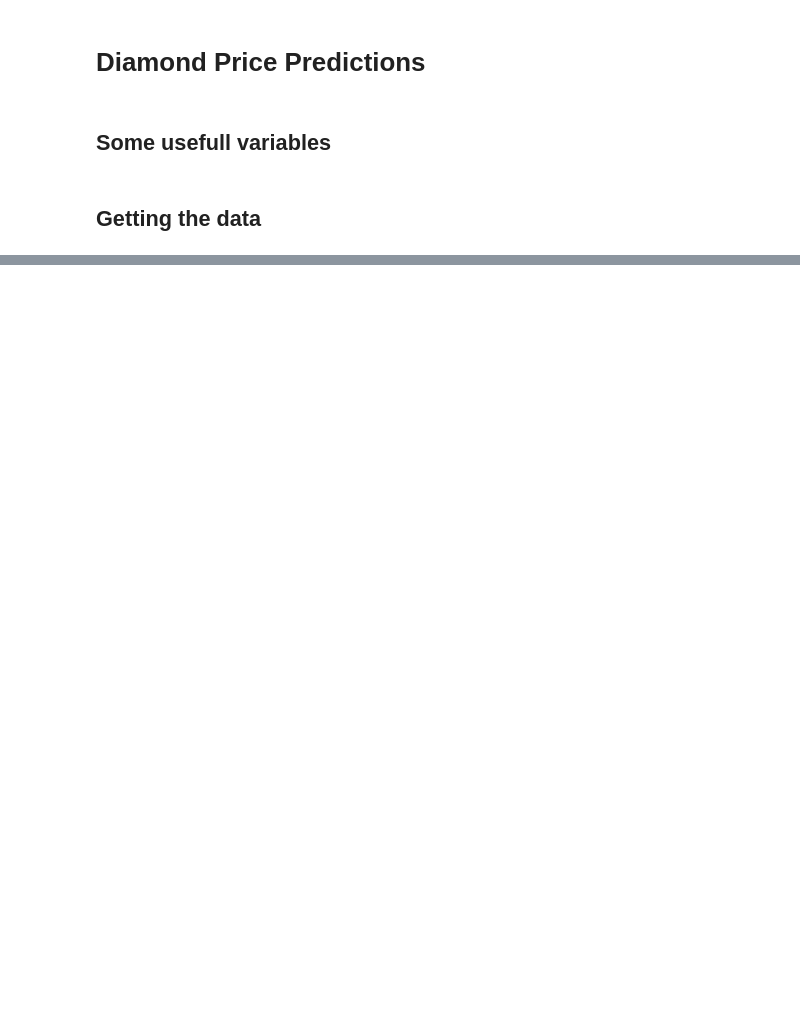
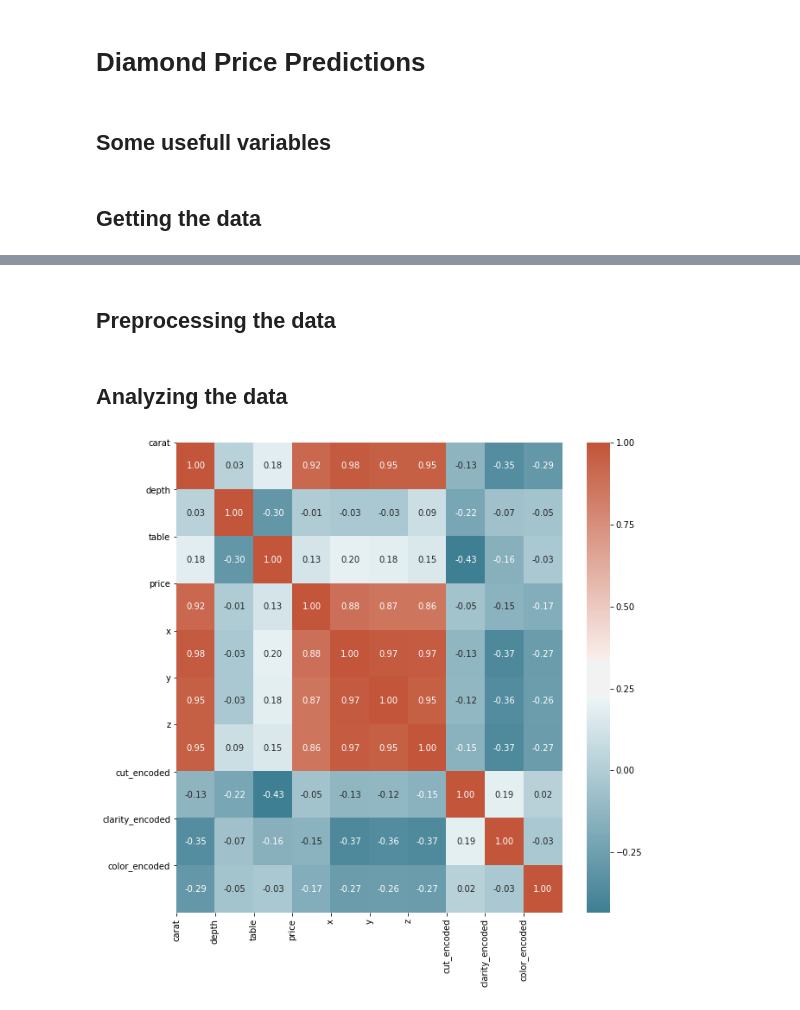
Before and after one commit to Choqs/Diamond-Price-Predictions, a Jupyter notebook: src/diamond-price-predictions.ipynb, the cells around one changed output, grey strips where cells are left out. Cells and saved outputs as stored; diff of their text form; code cells hidden in the pictures; blank space fills up the shorter version.

```diff
--- a/src/diamond-price-predictions.ipynb
+++ b/src/diamond-price-predictions.ipynb
@@ -42,2 +46,25 @@ display(df.head())
 
 **Price:** Price in US dollars.
+# %% [markdown]
+## Preprocessing the data
+# %%
+cut_encoder = {'Fair': 0, 'Good': 0.25, 'Very Good': 0.5, 'Premium': 0.75, 'Ideal': 1}
+clarity_encoder = {'I1': 0, 'SI2': 0.143, 'SI1': 0.286, 'VS2': 0.429, 'VS1': 0.571, 'VVS2': 0.714, 'VVS1': 0.857, 'IF': 1}
+color_encoder = {'J': 0, 'I': 0.167, 'H': 0.333, 'G': 0.5, 'F': 0.667, 'E': 0.833, 'D': 1}
+df['cut_encoded'] = df.cut.apply(lambda cut: cut_encoder[cut])
+df['clarity_encoded'] = df.clarity.apply(lambda clarity: clarity_encoder[clarity])
+df['color_encoded'] = df.color.apply(lambda color: color_encoder[color])
+# %% [markdown]
+## Analyzing the data
+# %%
+def heatMap(df):
+    corr = df.corr()
+    plt.subplots(figsize=(10, 10))
+    colormap = sns.diverging_palette(220, 20, sep=20, as_cmap=True)
+    sns.heatmap(corr, cmap=colormap, annot=True, fmt=".2f")
+    plt.xticks(range(len(corr.columns)), corr.columns);
+    plt.yticks(range(len(corr.columns)), corr.columns)
+    plt.show()
+heatMap(df)
+# %% [output]
+[figure, added]
```
Also changed, not shown: parts of 5 cells of this notebook, 2 other files.
